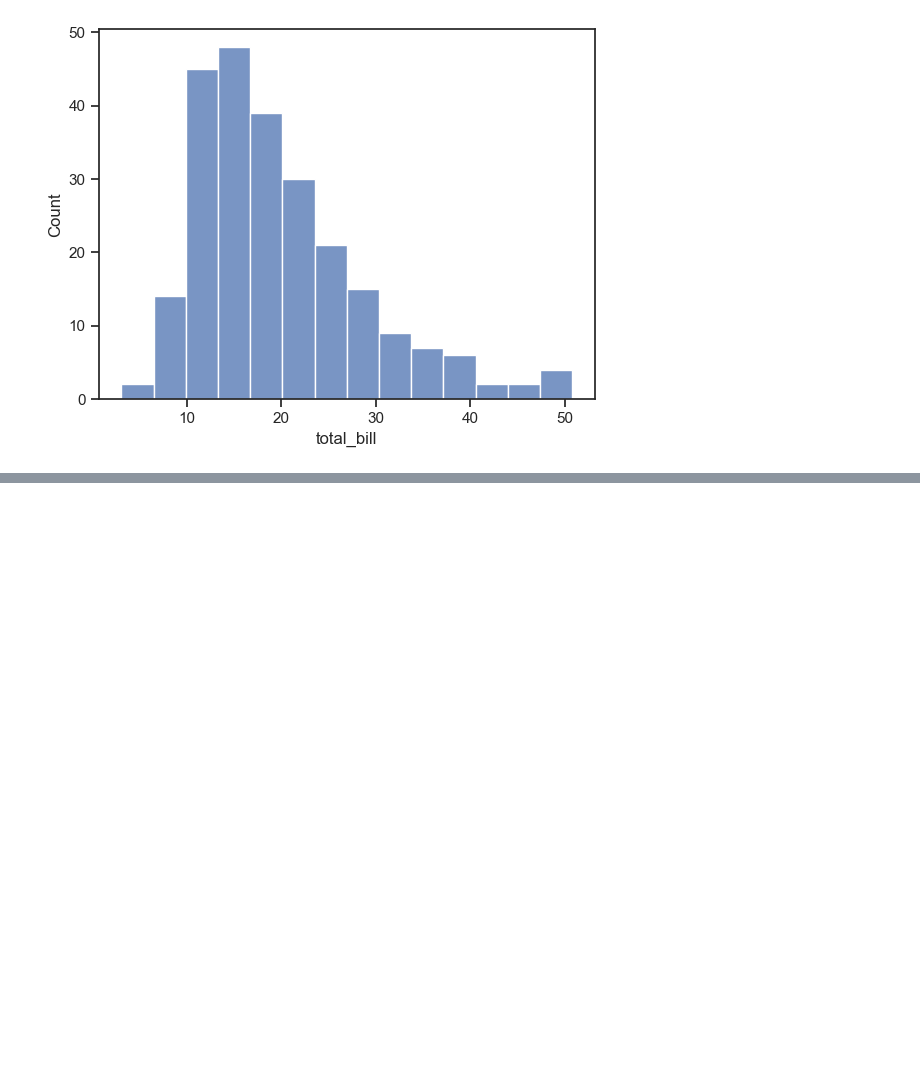
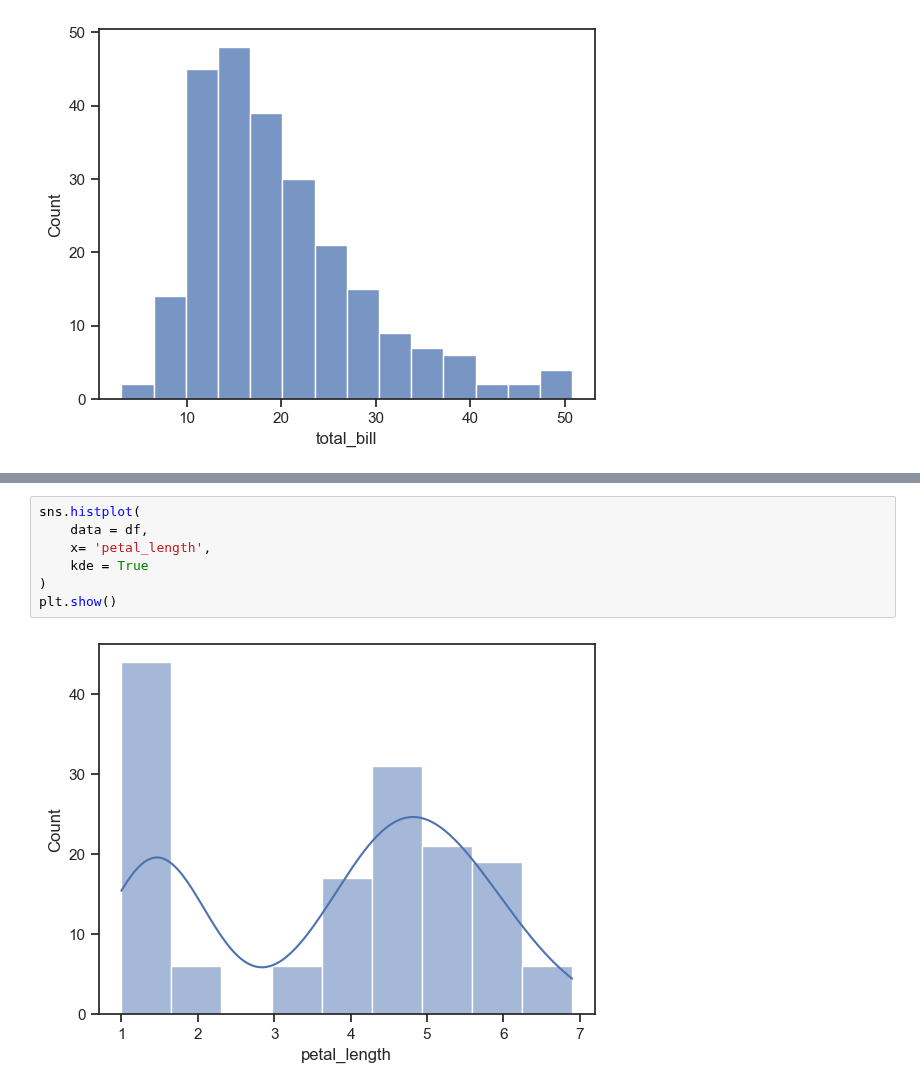
Before and after one commit to aayushma013/DataScience, a Jupyter notebook: visualizaton.ipynb, the cells around one changed output, grey strips where cells are left out. Cells and saved outputs as stored; diff of their text form; blank space fills up the shorter version.

```diff
--- a/visualizaton.ipynb
+++ b/visualizaton.ipynb
@@ -558,0 +614,9 @@ plt.show()
+# %%
+sns.histplot(
+    data = df,
+    x= 'petal_length',
+    kde = True
+)
+plt.show()
+# %% [output]
+[figure, added]
```
Also changed, not shown: parts of 18 cells of this notebook.
